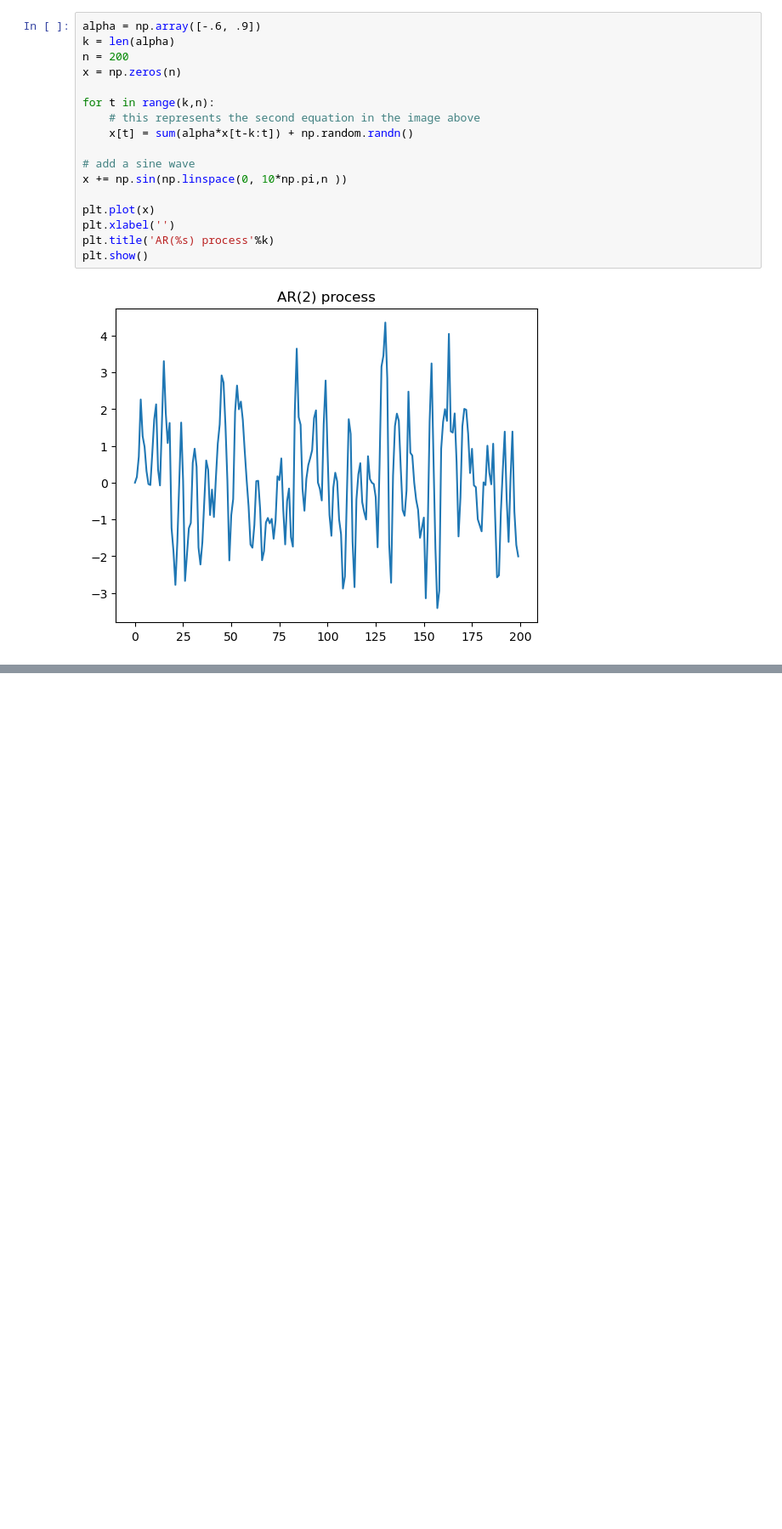
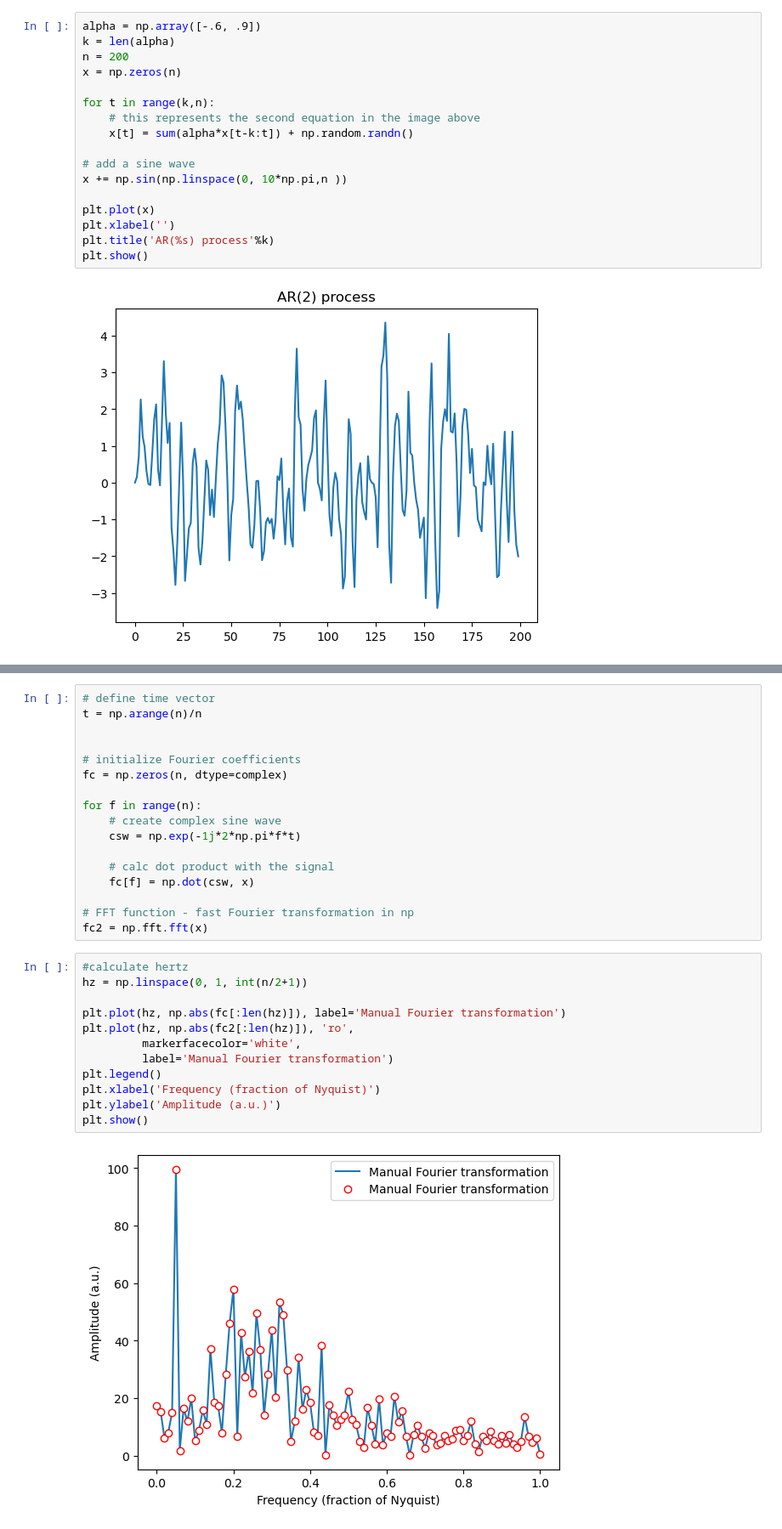
Before and after one commit to nasserqadri/spectral-analysis-time-series, a Jupyter notebook: spectral-analysis-time-series.ipynb, the cells around one changed output, grey strips where cells are left out. Shown at 85% size. Cells and saved outputs as stored; diff of their text form; blank space fills up the shorter version.

Commit message:
adding Fourier transformation

```diff
--- a/spectral-analysis-time-series.ipynb
+++ b/spectral-analysis-time-series.ipynb
@@ -49,0 +41,31 @@ array([ 0.00000000e+00,  0.00000000e+00, -7.76618111e-01, -2.30610493e+00,
+# %%
+# define time vector
+t = np.arange(n)/n
+
+
+# initialize Fourier coefficients
+fc = np.zeros(n, dtype=complex)
+
+for f in range(n):
+    # create complex sine wave
+    csw = np.exp(-1j*2*np.pi*f*t)
+
+    # calc dot product with the signal
+    fc[f] = np.dot(csw, x)
+
+# FFT function - fast Fourier transformation in np
+fc2 = np.fft.fft(x)
+# %%
+#calculate hertz
+hz = np.linspace(0, 1, int(n/2+1))
+
+plt.plot(hz, np.abs(fc[:len(hz)]), label='Manual Fourier transformation')
+plt.plot(hz, np.abs(fc2[:len(hz)]), 'ro',
+         markerfacecolor='white',
+         label='Manual Fourier transformation')
+plt.legend()
+plt.xlabel('Frequency (fraction of Nyquist)')
+plt.ylabel('Amplitude (a.u.)')
+plt.show()
+# %% [output]
+[figure, added]
```
Also changed, not shown: parts of 2 cells of this notebook.
